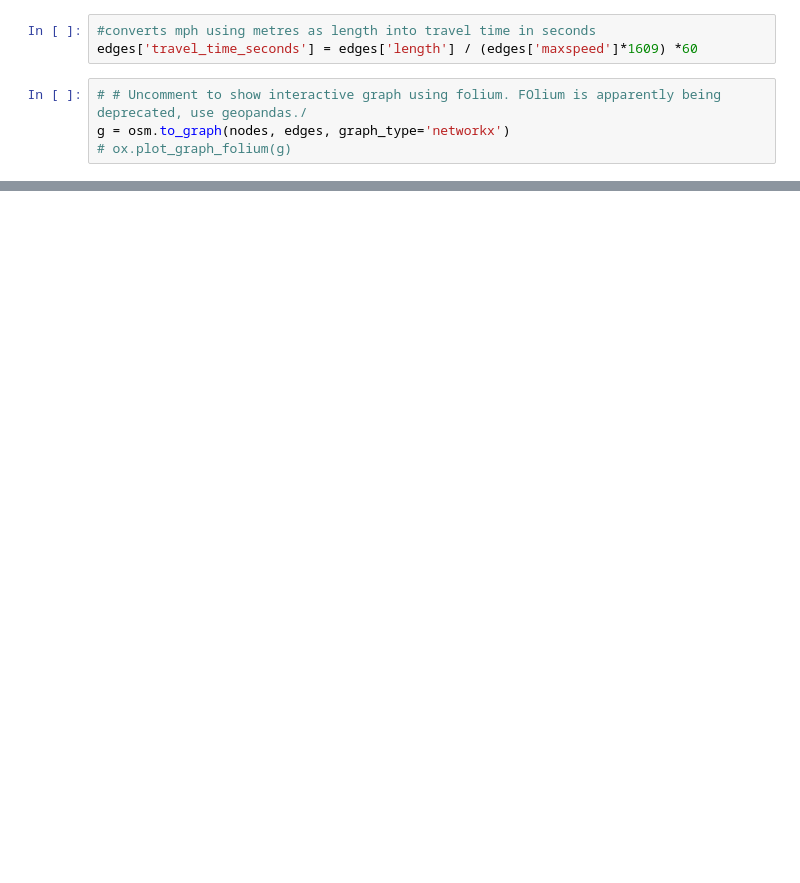
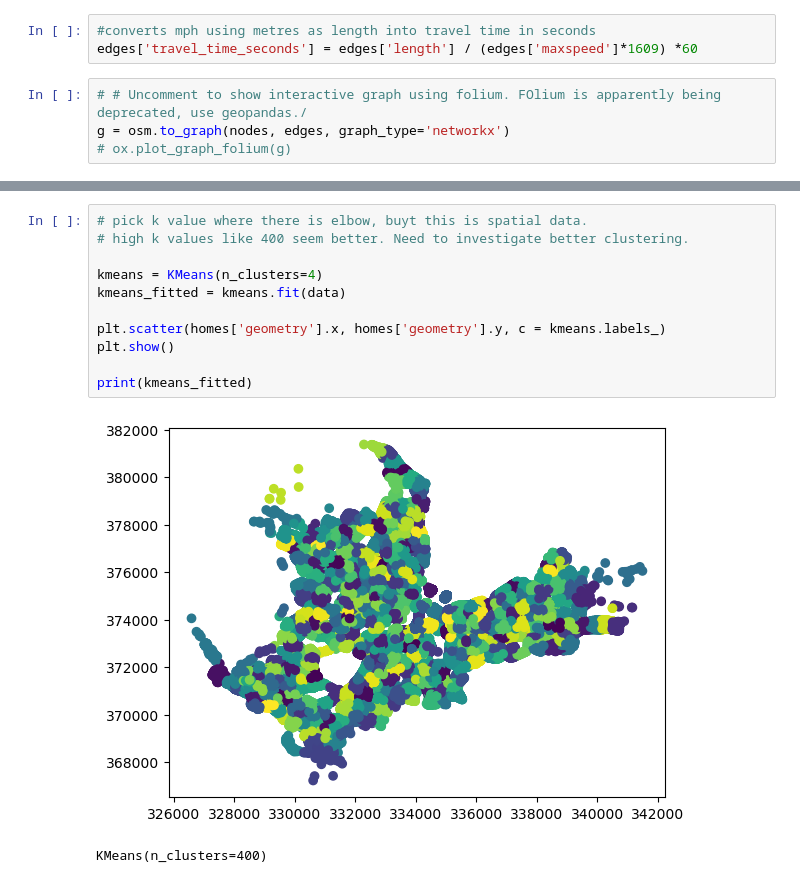
Before and after one commit to hularuns/ClosestDestination, a Jupyter notebook: nearestLocation.ipynb, the cells around one changed output, grey strips where cells are left out. Saved outputs shown, nothing was run; the diff lists cells and outputs as text; blank space fills up the shorter version.

```diff
--- a/nearestLocation.ipynb
+++ b/nearestLocation.ipynb
@@ -180,0 +285,14 @@ homes.head(25)
+# %%
+# pick k value where there is elbow, buyt this is spatial data.
+# high k values like 400 seem better. Need to investigate better clustering.
+
+kmeans = KMeans(n_clusters=4)
+kmeans_fitted = kmeans.fit(data)
+
+plt.scatter(homes['geometry'].x, homes['geometry'].y, c = kmeans.labels_)
+plt.show()
+
+print(kmeans_fitted)
+# %% [output]
+[figure, added]
+KMeans(n_clusters=400)
```
Also changed, not shown: parts of 15 cells of this notebook, 4 other files.
